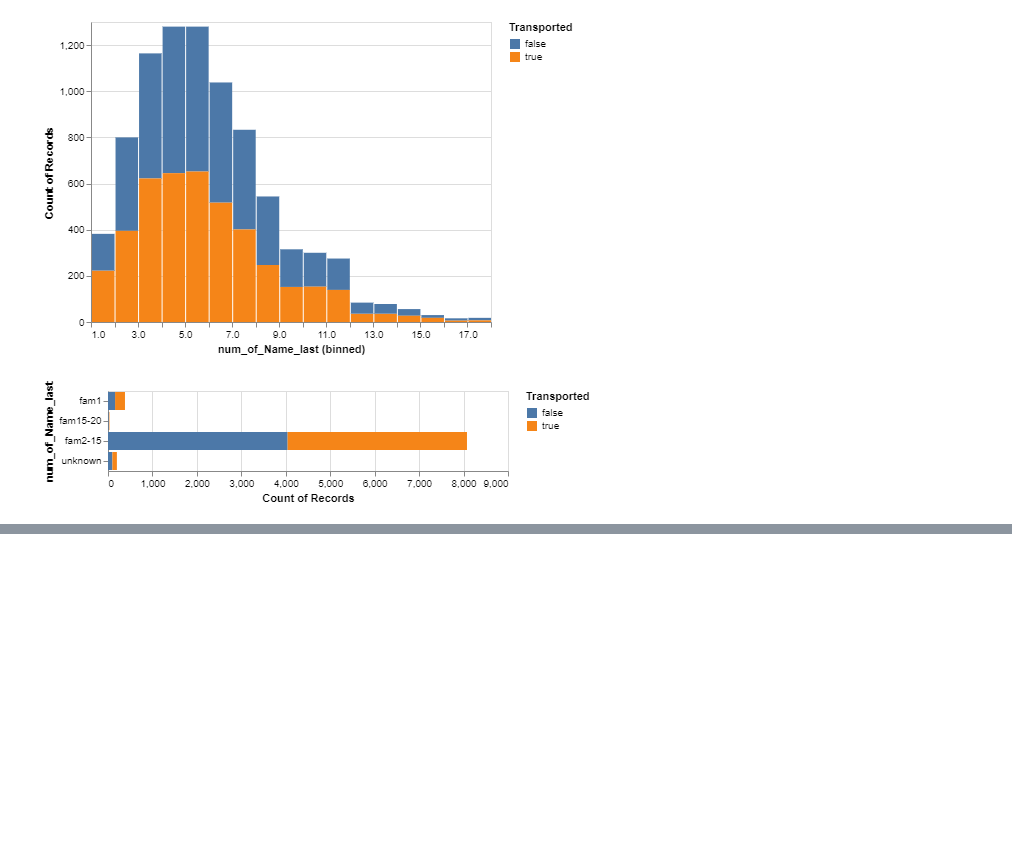
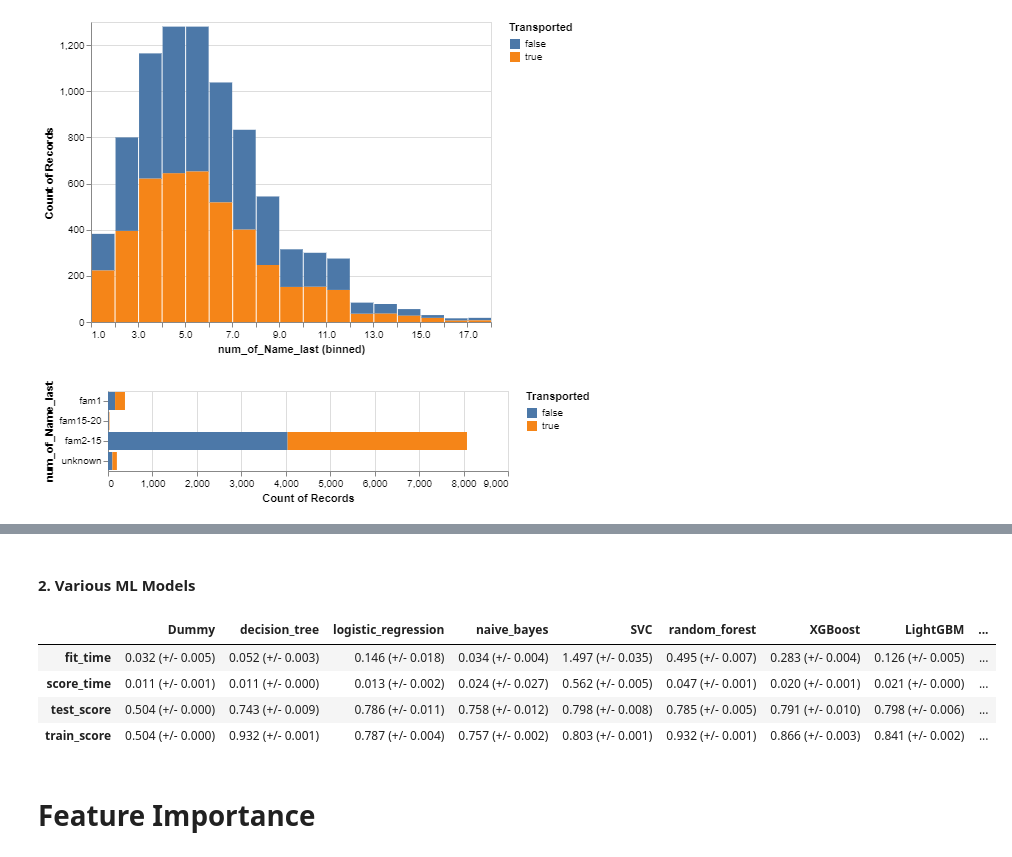
Before and after one commit to johnwslee/Spaceship_Titanic, a Jupyter notebook: spaceship_titanic.ipynb, the cells around one changed output, grey strips where cells are left out. Drawn from its saved outputs; the diff is of its cells as text; code cells hidden in the pictures; blank space fills up the shorter version.

```diff
--- a/spaceship_titanic.ipynb
+++ b/spaceship_titanic.ipynb
@@ -595,0 +706,4 @@ memory usage: 1.6+ MB
+# %%
+results["Dummy"] = mean_std_cross_val_scores(
+    pipe_dummy, X_train, y_train, return_train_score=True
+)
@@ -595,0 +718,22 @@ memory usage: 1.6+ MB
+# %% [markdown]
+#### 2. Various ML Models
+# %%
+pipe_dt = make_pipeline(ct, DecisionTreeClassifier(random_state=123))
+pipe_lr = make_pipeline(ct, LogisticRegression(max_iter=2000, random_state=123))
+pipe_nb = make_pipeline(ct, MultinomialNB())
+pipe_svc = make_pipeline(ct, SVC(random_state=123))
+pipe_rf = make_pipeline(ct, RandomForestClassifier(random_state=123))
+pipe_xgb = make_pipeline(ct, XGBClassifier(random_state=123, verbosity=0))
+pipe_lgbm = make_pipeline(ct, LGBMClassifier(random_state=123))
+pipe_catb = make_pipeline(ct, CatBoostClassifier(random_state=123, verbose=0))
+# %%
+models = {
+    "decision_tree": pipe_dt,
+    "logistic_regression": pipe_lr,
+    "naive_bayes": pipe_nb,
+    "SVC": pipe_svc,
+    "random_forest": pipe_rf,
+    "XGBoost": pipe_xgb,
+    "LightGBM": pipe_lgbm,
+    "CatBoost": pipe_catb
+}
@@ -595,0 +745,10 @@ memory usage: 1.6+ MB
+# %%
+pd.DataFrame(results)
+# %% [output]
+|  | Dummy | decision_tree | logistic_regression | naive_bayes | SVC | random_forest | XGBoost | LightGBM | ... |
+| fit_time | 0.032 (+/- 0.005) | 0.052 (+/- 0.003) | 0.146 (+/- 0.018) | 0.034 (+/- 0.004) | 1.497 (+/- 0.035) | 0.495 (+/- 0.007) | 0.283 (+/- 0.004) | 0.126 (+/- 0.005) | ... |
+| score_time | 0.011 (+/- 0.001) | 0.011 (+/- 0.000) | 0.013 (+/- 0.002) | 0.024 (+/- 0.027) | 0.562 (+/- 0.005) | 0.047 (+/- 0.001) | 0.020 (+/- 0.001) | 0.021 (+/- 0.000) | ... |
+| test_score | 0.504 (+/- 0.000) | 0.743 (+/- 0.009) | 0.786 (+/- 0.011) | 0.758 (+/- 0.012) | 0.798 (+/- 0.008) | 0.785 (+/- 0.005) | 0.791 (+/- 0.010) | 0.798 (+/- 0.006) | ... |
+| train_score | 0.504 (+/- 0.000) | 0.932 (+/- 0.001) | 0.787 (+/- 0.004) | 0.757 (+/- 0.002) | 0.803 (+/- 0.001) | 0.932 (+/- 0.001) | 0.866 (+/- 0.003) | 0.841 (+/- 0.002) | ... |
+# %% [markdown]
+# Feature Importance
```
Also changed, not shown: parts of 22 cells of this notebook.
